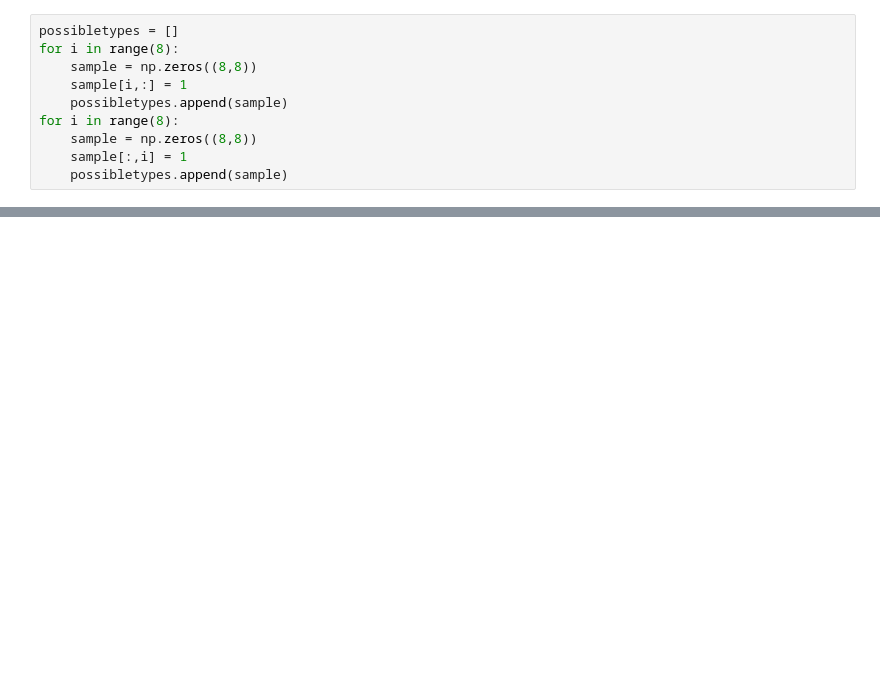
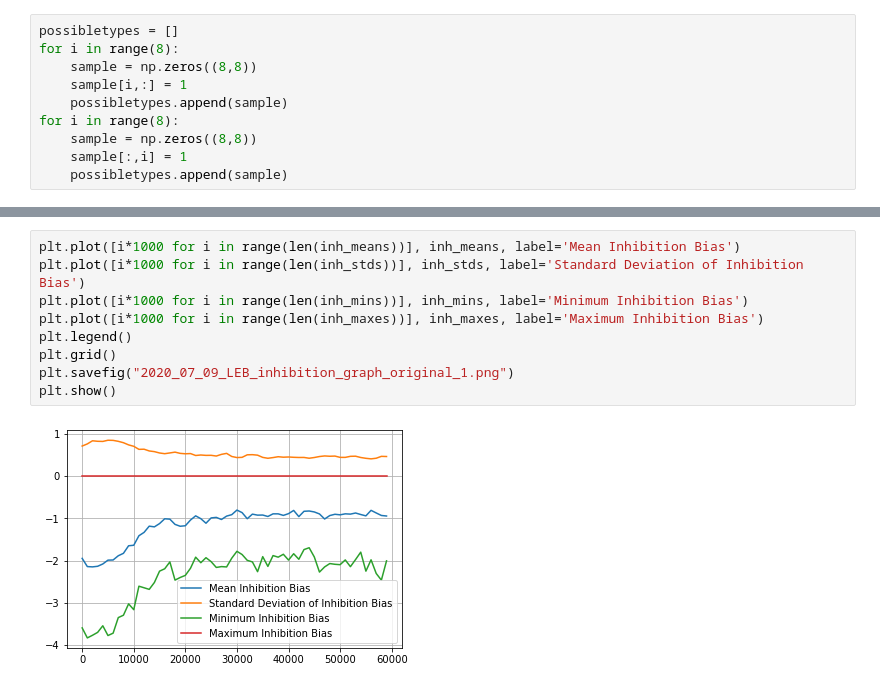
Before and after one commit to velexi-research/INTERNSHIP-2020-RSI-LB, a Jupyter notebook: lab-notebook/2020_07_07_LEB_error_measure_time.ipynb, the cells around one changed output, grey strips where cells are left out. Drawn from its saved outputs; the diff is of its cells as text; blank space fills up the shorter version.

```diff
--- a/lab-notebook/2020_07_07_LEB_error_measure_time.ipynb
+++ b/lab-notebook/2020_07_07_LEB_error_measure_time.ipynb
@@ -180,3 +191,14 @@ plt.show()
+# %%
+plt.plot([i*1000 for i in range(len(inh_means))], inh_means, label='Mean Inhibition Bias')
+plt.plot([i*1000 for i in range(len(inh_stds))], inh_stds, label='Standard Deviation of Inhibition Bias')
+plt.plot([i*1000 for i in range(len(inh_mins))], inh_mins, label='Minimum Inhibition Bias')
+plt.plot([i*1000 for i in range(len(inh_maxes))], inh_maxes, label='Maximum Inhibition Bias')
+plt.legend()
+plt.grid()
+plt.savefig("2020_07_09_LEB_inhibition_graph_original_1.png")
+plt.show()
+# %% [output]
+[figure, added]
 # %%
 fig=plt.figure()
 
```
Also changed, not shown: parts of 13 cells of this notebook, 12 other files.
